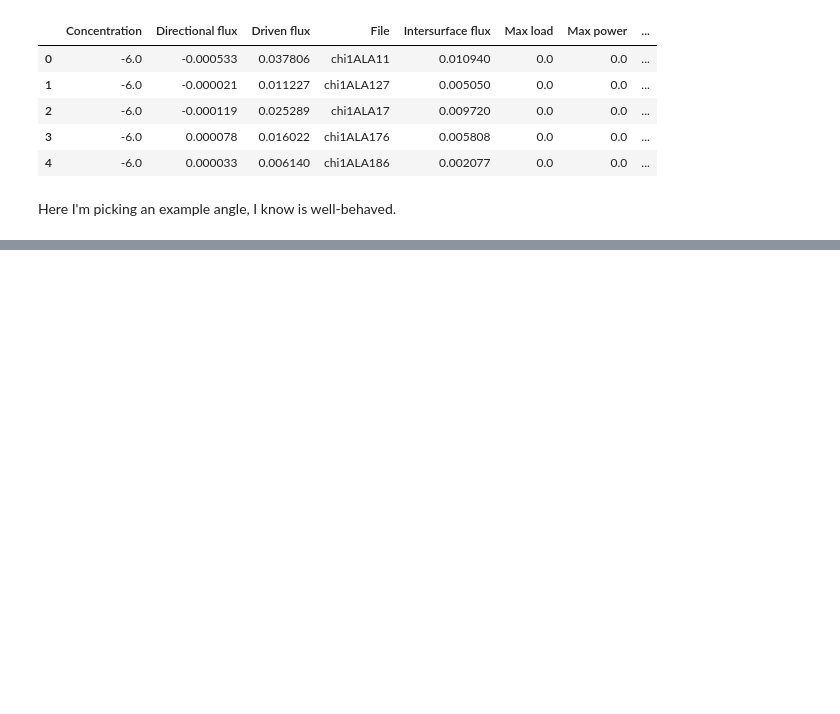
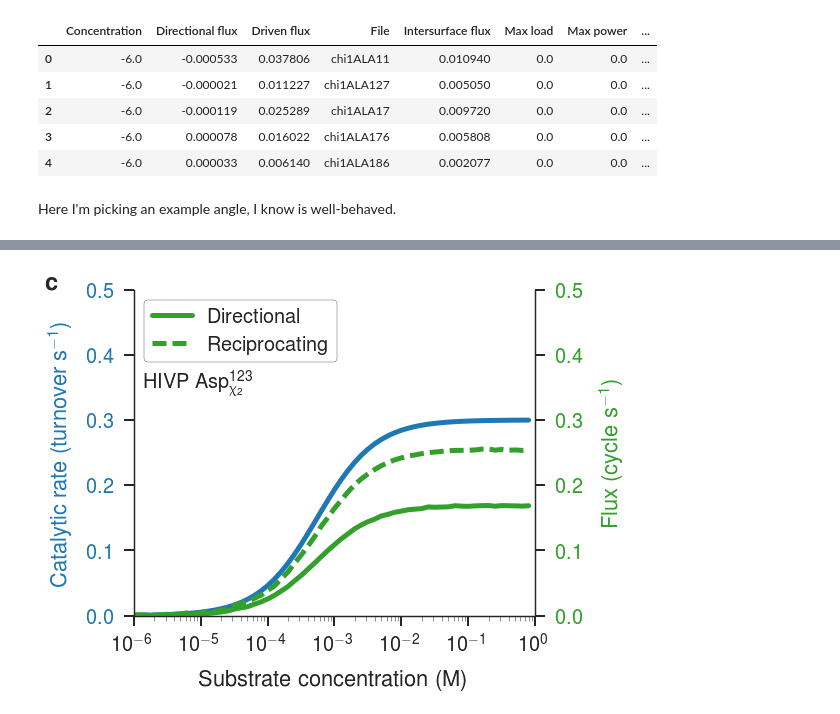
Before and after one commit to slochower/nonequilibrium-manuscript, a Jupyter notebook: figure2-velocity-plots.ipynb, the cells around one changed output, grey strips where cells are left out. Cells and saved outputs as stored; diff of their text form; code cells hidden in the pictures; blank space fills up the shorter version.

```diff
--- a/figure2-velocity-plots.ipynb
+++ b/figure2-velocity-plots.ipynb
@@ -51,0 +55,9 @@ ZeroDivisionError: float division by zero
+# %%
+concentrations = [10**i for i in np.unique(hiv_10['Concentration'].values)]
+directional_flux, reciprocating_flux, velocity = return_fluxes_and_velocity('hiv_md_data', 'chi2ASP124', concentrations)
+# %%
+plot_fluxes_and_velocity(concentrations, directional_flux, reciprocating_flux, velocity,
+                        ymin1=0, ymax1=0.5, label='HIVP Asp$^{{123}}_{{\chi_2}}$')
+panel_label('c', panel_xoffset=-0.22, panel_yoffset=1.0)
+# %% [output]
+[figure, added]
```
Also changed, not shown: parts of 3 cells of this notebook, 4 other files.
